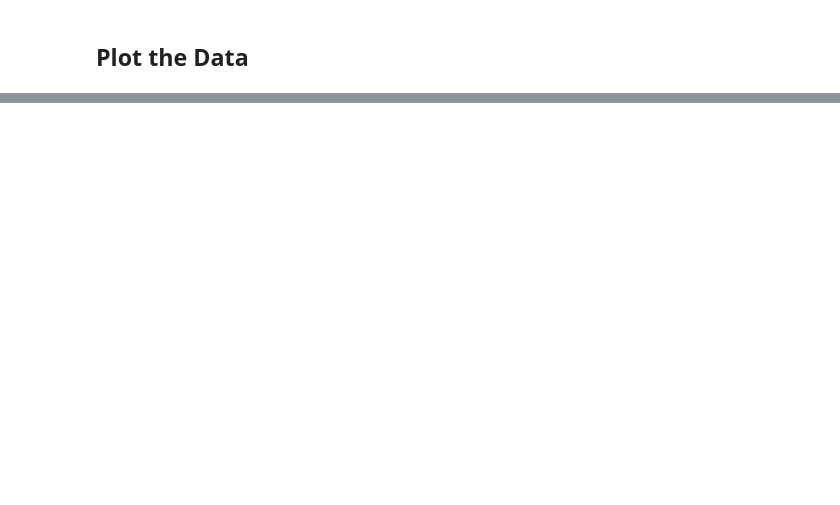
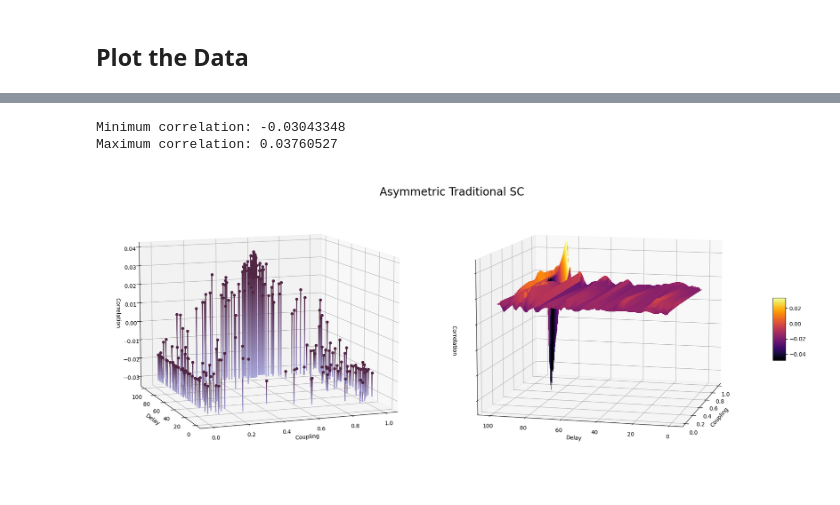
Before and after one commit to Hana-Ali/Deep-Learning-For-SC, a Jupyter notebook: whole_brain_modelling/cpp/evaluation/sim_FC_evaluation.ipynb, the cells around one changed output, grey strips where cells are left out. Drawn from its saved outputs; the diff is of its cells as text; code cells hidden in the pictures; blank space fills up the shorter version.

```diff
--- a/whole_brain_modelling/cpp/evaluation/sim_FC_evaluation.ipynb
+++ b/whole_brain_modelling/cpp/evaluation/sim_FC_evaluation.ipynb
@@ -182,0 +212,6 @@ plot_meshgrid(model_asym_df, "Model")
+# %%
+plot_meshgrid(trad_asym_df, "Asymmetric Traditional SC", "Coupling", "Delay", "Correlation")
+# %% [output]
+Minimum correlation: -0.03043348
+Maximum correlation: 0.03760527
+[figure, added]
```
Also changed, not shown: parts of 7 cells of this notebook.
